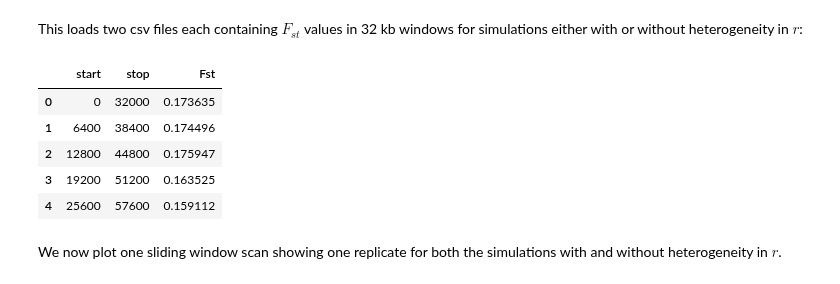
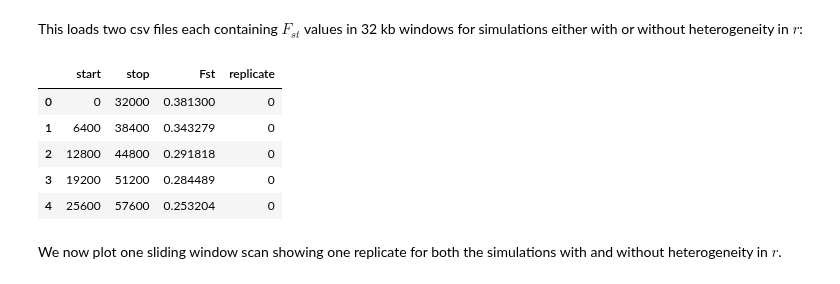
Before and after one commit to DRL/SMBE-SGE-2019, a Jupyter notebook: Session_2/Fst_short_chuncks/session2_notebook.ipynb, the cells around one changed output. Saved outputs shown, nothing was run; the diff lists cells and outputs as text; code cells hidden in the pictures.

```diff
--- a/Session_2/Fst_short_chuncks/session2_notebook.ipynb
+++ b/Session_2/Fst_short_chuncks/session2_notebook.ipynb
@@ -386,16 +386,16 @@ sns.lineplot(
 # %% [markdown]
 This loads two csv files each containing $F_{st}$ values in 32 kb windows for simulations either with or without heterogeneity in $r$:
 # %%
-dRecHet = pd.read_csv('all_replicates_RecHet.csv', index_col=0)
+dRecHet = pd.read_csv('n_10_RecHet_Fst.csv')
 dNoRecHet = pd.read_csv('10Mb_sequence_data/win_largeFst.csv', index_col=0)
-dNoRecHet.head()
+dRecHet.head()
 # %% [output]
-|  | start | stop | Fst |
-| 0 | 0 | 32000 | 0.173635 |
-| 1 | 6400 | 38400 | 0.174496 |
-| 2 | 12800 | 44800 | 0.175947 |
-| 3 | 19200 | 51200 | 0.163525 |
-| 4 | 25600 | 57600 | 0.159112 |
+|  | start | stop | Fst | replicate |
+| 0 | 0 | 32000 | 0.381300 | 0 |
+| 1 | 6400 | 38400 | 0.343279 | 0 |
+| 2 | 12800 | 44800 | 0.291818 | 0 |
+| 3 | 19200 | 51200 | 0.284489 | 0 |
+| 4 | 25600 | 57600 | 0.253204 | 0 |
 # %% [markdown]
 We now plot one sliding window scan showing one replicate for both the simulations with and without heterogeneity in $r$.
 # %%
```
Also changed, not shown: parts of 2 cells of this notebook, 2 other files.
